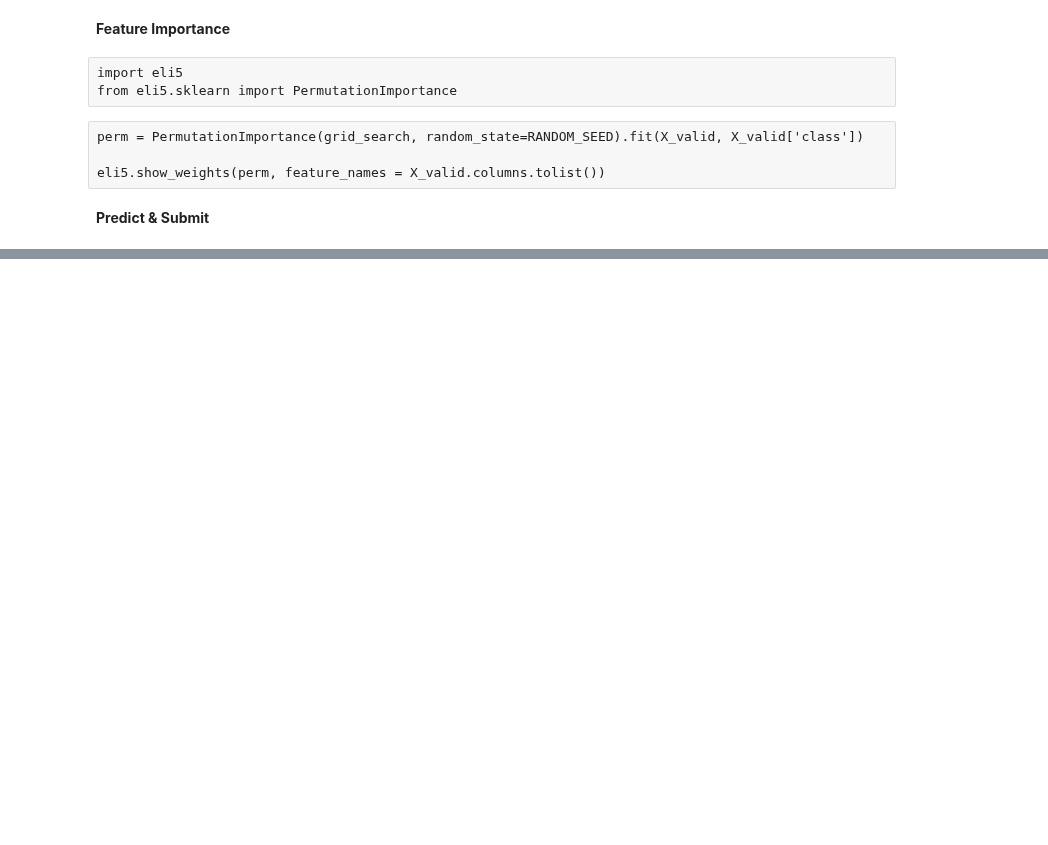
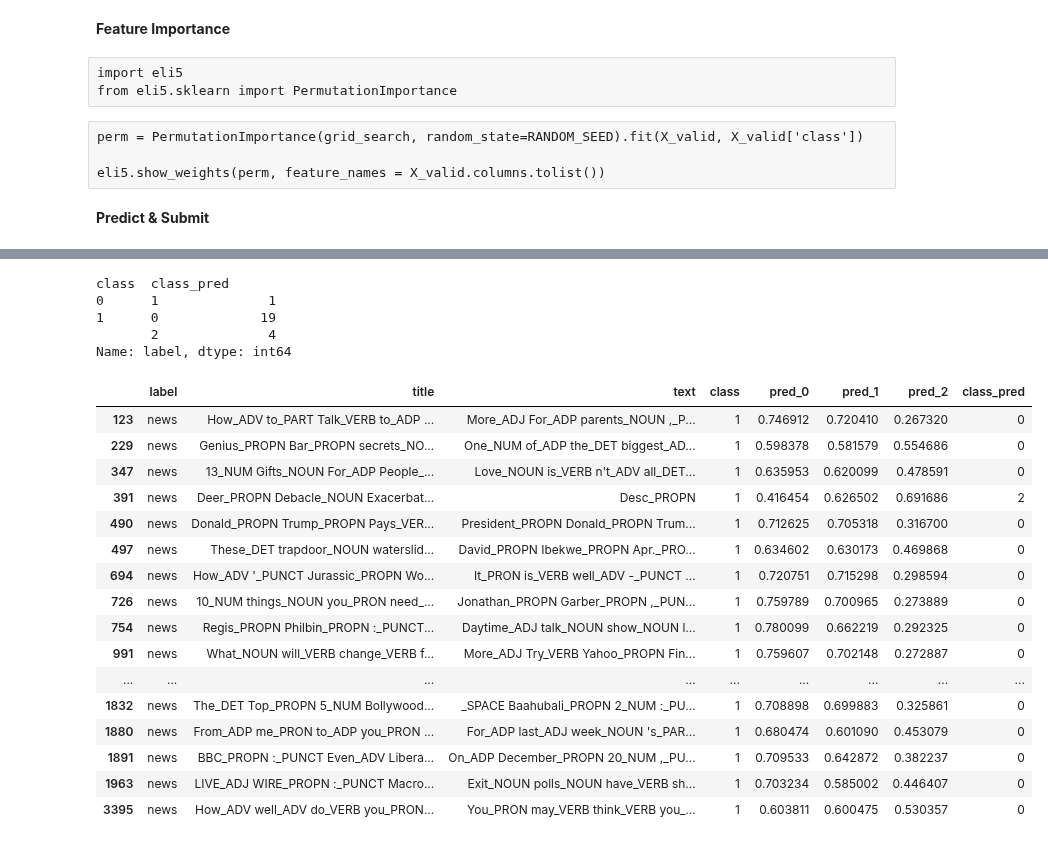
Before and after one commit to labdmitriy/dl_in_nlp, a Jupyter notebook: workshop_4/notebooks/Model - Linear.ipynb, the cells around one changed output, grey strips where cells are left out. Cells and saved outputs as stored; diff of their text form; code cells hidden in the pictures; blank space fills up the shorter version.

```diff
--- a/workshop_4/notebooks/Model - Linear.ipynb
+++ b/workshop_4/notebooks/Model - Linear.ipynb
@@ -473,0 +598,28 @@ id,label
+# %%
+incorrect_df.groupby(['class', 'class_pred'])['label'].count()
+# %% [output]
+class  class_pred
+0      1              1
+1      0             19
+       2              4
+Name: label, dtype: int64
+# %%
+incorrect_df
+# %% [output]
+|  | label | title | text | class | pred_0 | pred_1 | pred_2 | class_pred |
+| 123 | news | How_ADV to_PART Talk_VERB to_ADP ... | More_ADJ For_ADP parents_NOUN ,_P... | 1 | 0.746912 | 0.720410 | 0.267320 | 0 |
+| 229 | news | Genius_PROPN Bar_PROPN secrets_NO... | One_NUM of_ADP the_DET biggest_AD... | 1 | 0.598378 | 0.581579 | 0.554686 | 0 |
+| 347 | news | 13_NUM Gifts_NOUN For_ADP People_... | Love_NOUN is_VERB n't_ADV all_DET... | 1 | 0.635953 | 0.620099 | 0.478591 | 0 |
+| 391 | news | Deer_PROPN Debacle_NOUN Exacerbat... | Desc_PROPN | 1 | 0.416454 | 0.626502 | 0.691686 | 2 |
+| 490 | news | Donald_PROPN Trump_PROPN Pays_VER... | President_PROPN Donald_PROPN Trum... | 1 | 0.712625 | 0.705318 | 0.316700 | 0 |
+| 497 | news | These_DET trapdoor_NOUN waterslid... | David_PROPN Ibekwe_PROPN Apr._PRO... | 1 | 0.634602 | 0.630173 | 0.469868 | 0 |
+| 694 | news | How_ADV '_PUNCT Jurassic_PROPN Wo... | It_PRON is_VERB well_ADV -_PUNCT ... | 1 | 0.720751 | 0.715298 | 0.298594 | 0 |
+| 726 | news | 10_NUM things_NOUN you_PRON need_... | Jonathan_PROPN Garber_PROPN ,_PUN... | 1 | 0.759789 | 0.700965 | 0.273889 | 0 |
+| 754 | news | Regis_PROPN Philbin_PROPN :_PUNCT... | Daytime_ADJ talk_NOUN show_NOUN l... | 1 | 0.780099 | 0.662219 | 0.292325 | 0 |
+| 991 | news | What_NOUN will_VERB change_VERB f... | More_ADJ Try_VERB Yahoo_PROPN Fin... | 1 | 0.759607 | 0.702148 | 0.272887 | 0 |
+| ... | ... | ... | ... | ... | ... | ... | ... | ... |
+| 1832 | news | The_DET Top_PROPN 5_NUM Bollywood... | _SPACE Baahubali_PROPN 2_NUM :_PU... | 1 | 0.708898 | 0.699883 | 0.325861 | 0 |
+| 1880 | news | From_ADP me_PRON to_ADP you_PRON ... | For_ADP last_ADJ week_NOUN 's_PAR... | 1 | 0.680474 | 0.601090 | 0.453079 | 0 |
+| 1891 | news | BBC_PROPN :_PUNCT Even_ADV Libera... | On_ADP December_PROPN 20_NUM ,_PU... | 1 | 0.709533 | 0.642872 | 0.382237 | 0 |
+| 1963 | news | LIVE_ADJ WIRE_PROPN :_PUNCT Macro... | Exit_NOUN polls_NOUN have_VERB sh... | 1 | 0.703234 | 0.585002 | 0.446407 | 0 |
+| 3395 | news | How_ADV well_ADV do_VERB you_PRON... | You_PRON may_VERB think_VERB you_... | 1 | 0.603811 | 0.600475 | 0.530357 | 0 |
```
Also changed, not shown: parts of 39 cells of this notebook, 2 other files.
